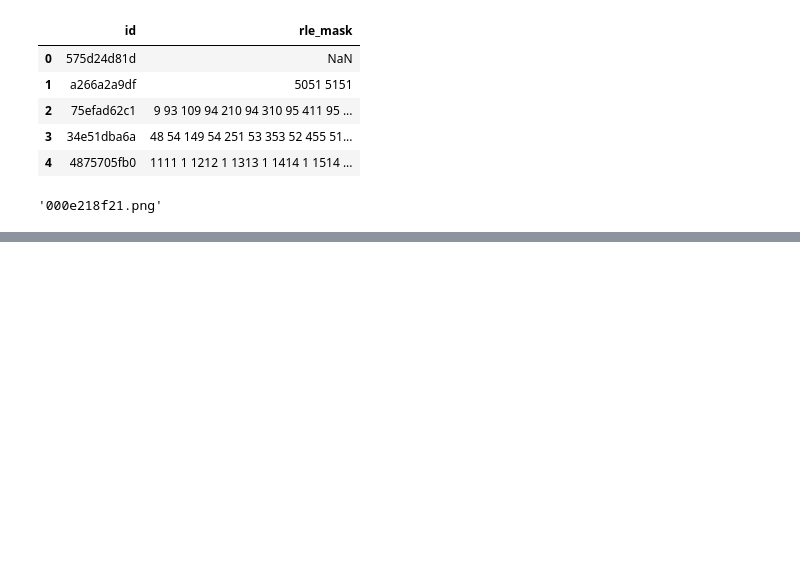
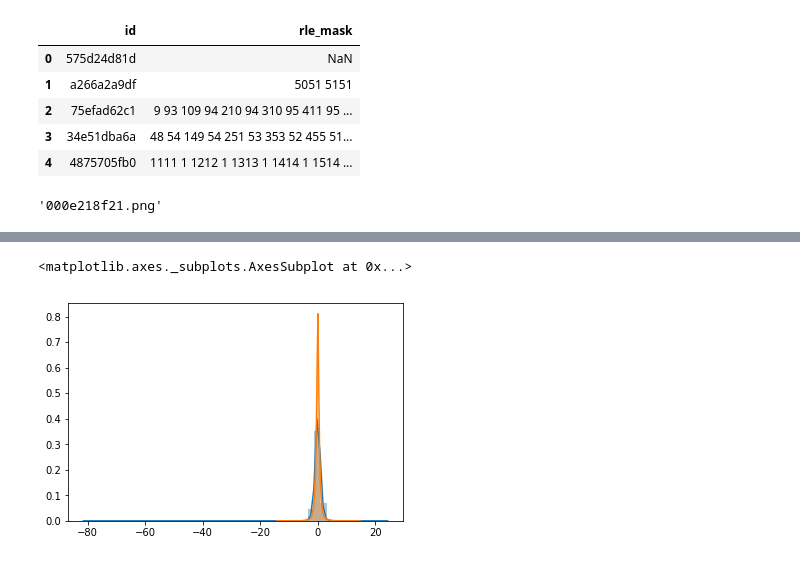
Before and after one commit to karlwong/salt, a Jupyter notebook: analysis/exploration/DataExploration.ipynb, the cells around one changed output, grey strips where cells are left out. Saved outputs shown, nothing was run; the diff lists cells and outputs as text; code cells hidden in the pictures; blank space fills up the shorter version.

```diff
--- a/analysis/exploration/DataExploration.ipynb
+++ b/analysis/exploration/DataExploration.ipynb
@@ -163,0 +208,6 @@ array([0.5137255, 0.5137255, 0.5137255], dtype=float32)
+# %%
+sns.distplot(x0[t0,2])
+sns.distplot(x1[t1,2])
+# %% [output]
+<matplotlib.axes._subplots.AxesSubplot at 0x...>
+[figure, added]
```
Also changed, not shown: parts of 46 cells of this notebook.
